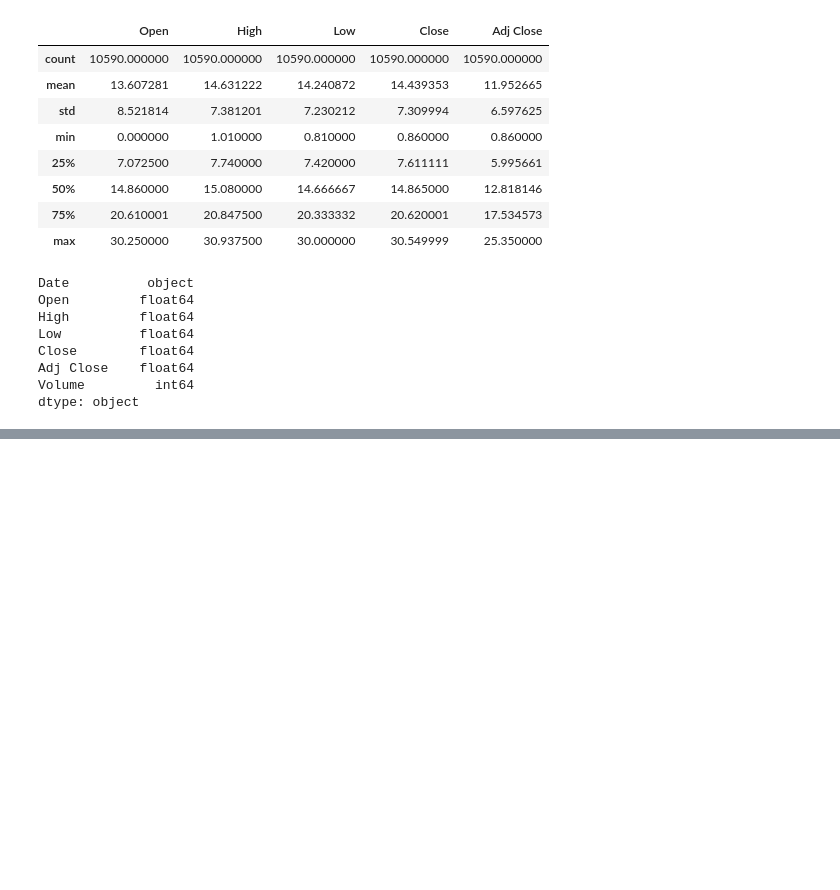
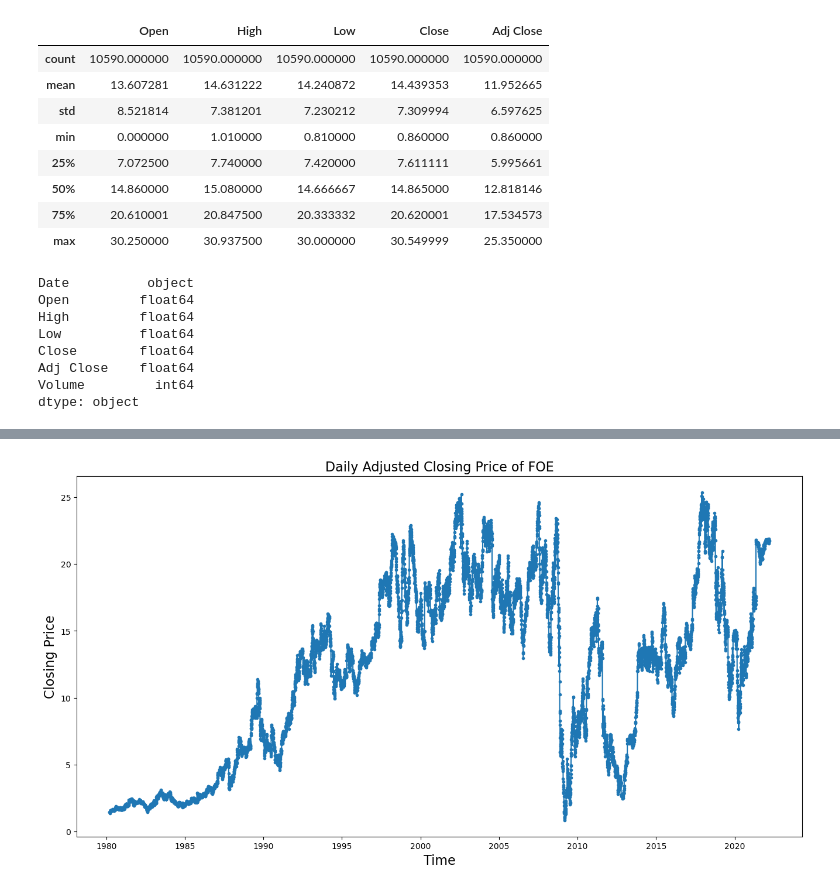
Before and after one commit to JericoEndaya/FOE_Project, a Jupyter notebook: Nutella/Nutella_v3.ipynb, the cells around one changed output, grey strips where cells are left out. Saved outputs shown, nothing was run; the diff lists cells and outputs as text; code cells hidden in the pictures; blank space fills up the shorter version.

```diff
--- a/Nutella/Nutella_v3.ipynb
+++ b/Nutella/Nutella_v3.ipynb
@@ -67,9 +66,11 @@ foe_sub.groupby('year').Close.mean().plot.bar()
 # %%
 #function to plot a line graph
 def line_g(df,x,y,title):
     plt.figure(figsize=(16,8))
     plt.plot(x, y, ".-", data = df)
     plt.title(title, fontsize = 16)
     plt.xlabel("Time", fontsize = 16)
     plt.ylabel("Closing Price", fontsize = 16)
-line_g(foe_sub,'Date', 'Close', "Daily Closing Price of FOE")
+line_g(foe_sub,foe_sub.index, 'Adj Close', "Daily Adjusted Closing Price of FOE")
+# %% [output]
+[figure, added]
```
Also changed, not shown: parts of 28 cells of this notebook.
